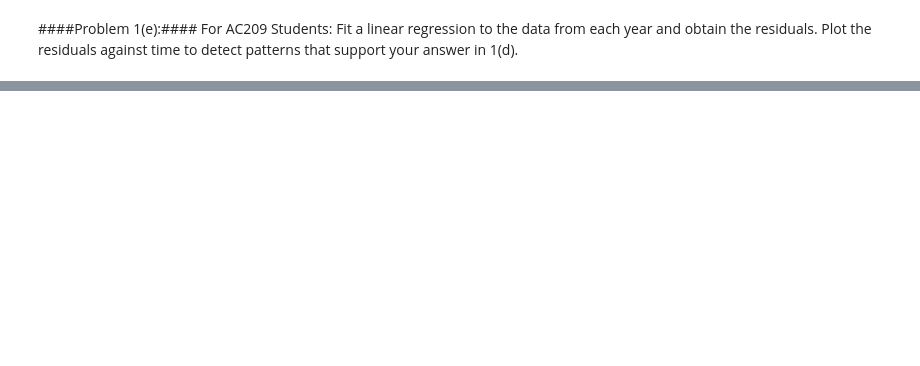
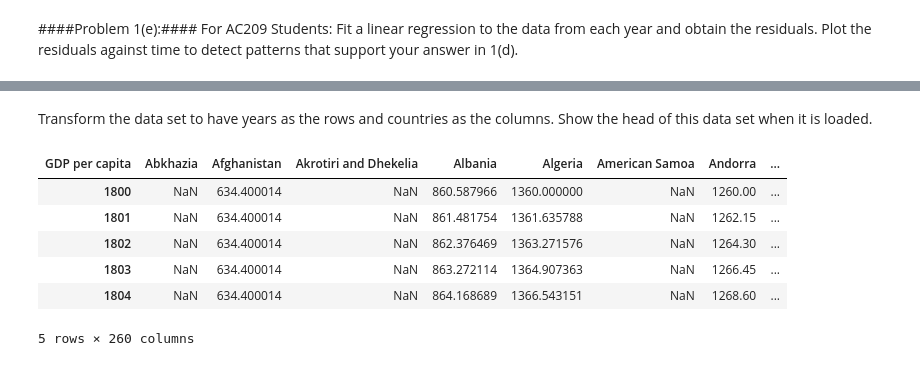
Before and after one commit to rohitx/Harvard_DataScience, a Jupyter notebook: Homework01.ipynb, the cells around one changed output, grey strips where cells are left out. Cells and saved outputs as stored; diff of their text form; code cells hidden in the pictures; blank space fills up the shorter version.

```diff
--- a/Homework01.ipynb
+++ b/Homework01.ipynb
@@ -161,0 +201,16 @@ plt.show()
+# %% [markdown]
+Transform the data set to have years as the rows and countries as the columns. Show the head of this data set when it is loaded.
+# %%
+income.index=income[income.columns[0]] # Make the countries as the index
+income = income.drop(income.columns[0], axis = 1)
+income.columns = map(lambda x: int(x), income.columns) # Convert years from floats to ints
+new_income = income.transpose()
+new_income.head()
+# %% [output]
+| GDP per capita | Abkhazia | Afghanistan | Akrotiri and Dhekelia | Albania | Algeria | American Samoa | Andorra | ... |
+| 1800 | NaN | 634.400014 | NaN | 860.587966 | 1360.000000 | NaN | 1260.00 | ... |
+| 1801 | NaN | 634.400014 | NaN | 861.481754 | 1361.635788 | NaN | 1262.15 | ... |
+| 1802 | NaN | 634.400014 | NaN | 862.376469 | 1363.271576 | NaN | 1264.30 | ... |
+| 1803 | NaN | 634.400014 | NaN | 863.272114 | 1364.907363 | NaN | 1266.45 | ... |
+| 1804 | NaN | 634.400014 | NaN | 864.168689 | 1366.543151 | NaN | 1268.60 | ... |
+5 rows × 260 columns
```
Also changed, not shown: parts of 8 cells of this notebook.
